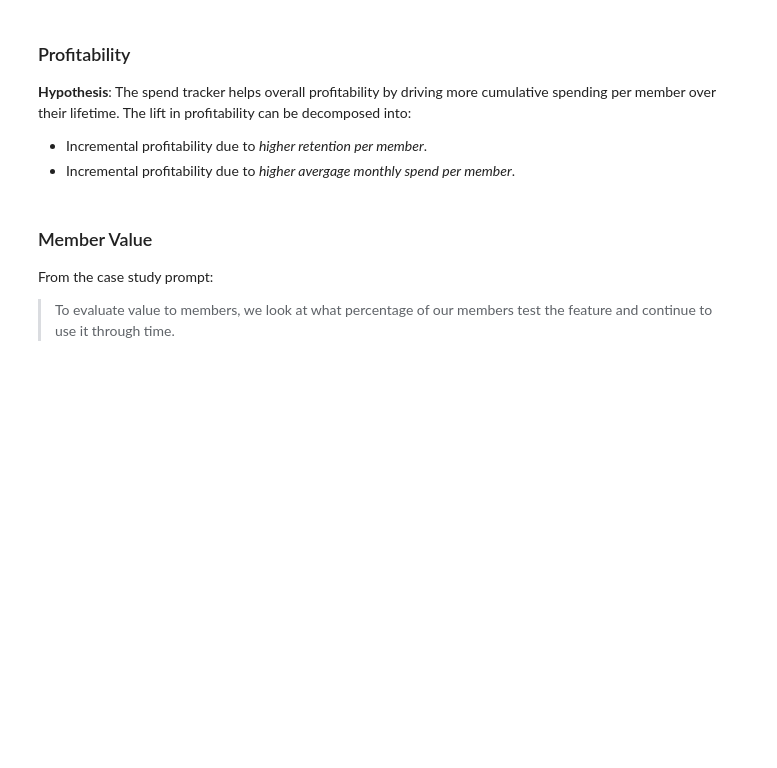
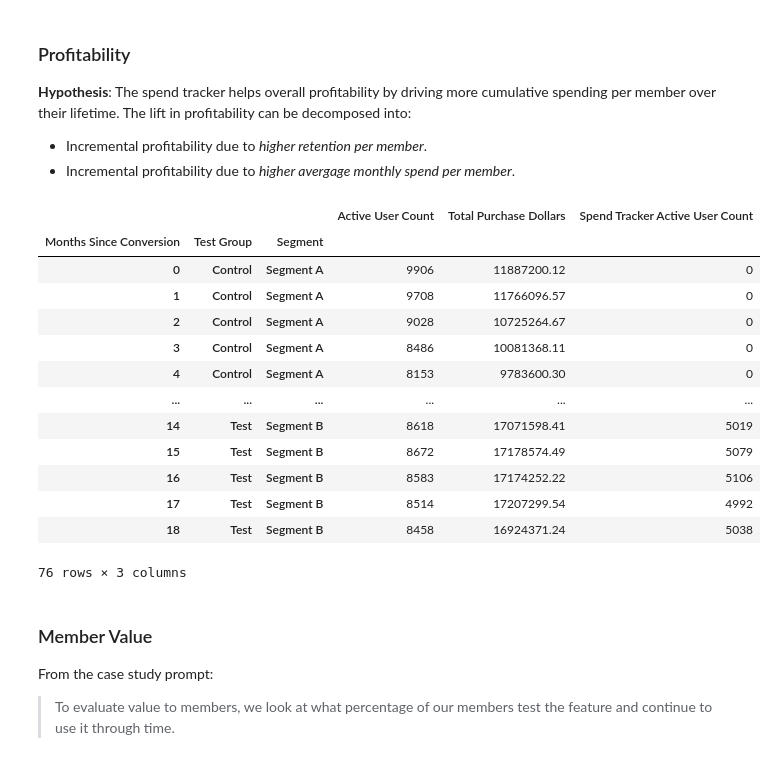
Before and after one commit to Per48edjes/Chime-Case, a Jupyter notebook: notebooks/analysis.ipynb, the cells around one changed output. Cells and saved outputs as stored; diff of their text form; code cells hidden in the pictures; blank space fills up the shorter version.

```diff
--- a/notebooks/analysis.ipynb
+++ b/notebooks/analysis.ipynb
@@ -91,6 +190,23 @@ First, let's take a look at the distribution of Segment A vs. Segment B responde
 **Hypothesis**: The spend tracker helps overall profitability by driving more cumulative spending per member over their lifetime. The lift in profitability can be decomposed into:
 - Incremental profitability due to _higher retention per member_.
 - Incremental profitability due to _higher avergage monthly spend per member_.
+# %%
+df_perf
+# %% [output]
+|  |  |  | Active User Count | Total Purchase Dollars | Spend Tracker Active User Count |
+| Months Since Conversion | Test Group | Segment |  |  |  |
+| 0 | Control | Segment A | 9906 | 11887200.12 | 0 |
+| 1 | Control | Segment A | 9708 | 11766096.57 | 0 |
+| 2 | Control | Segment A | 9028 | 10725264.67 | 0 |
+| 3 | Control | Segment A | 8486 | 10081368.11 | 0 |
+| 4 | Control | Segment A | 8153 | 9783600.30 | 0 |
+| ... | ... | ... | ... | ... | ... |
+| 14 | Test | Segment B | 8618 | 17071598.41 | 5019 |
+| 15 | Test | Segment B | 8672 | 17178574.49 | 5079 |
+| 16 | Test | Segment B | 8583 | 17174252.22 | 5106 |
+| 17 | Test | Segment B | 8514 | 17207299.54 | 4992 |
+| 18 | Test | Segment B | 8458 | 16924371.24 | 5038 |
+76 rows × 3 columns
 # %% [markdown]
 ### Member Value
 
```
Also changed, not shown: parts of 14 cells of this notebook, 2 other files.
